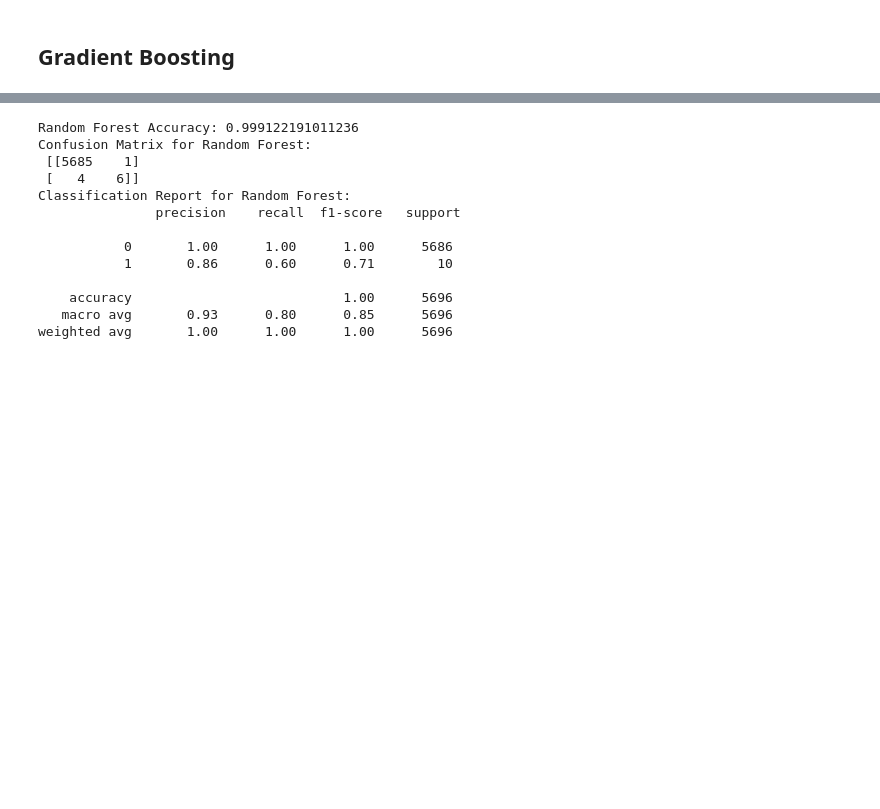
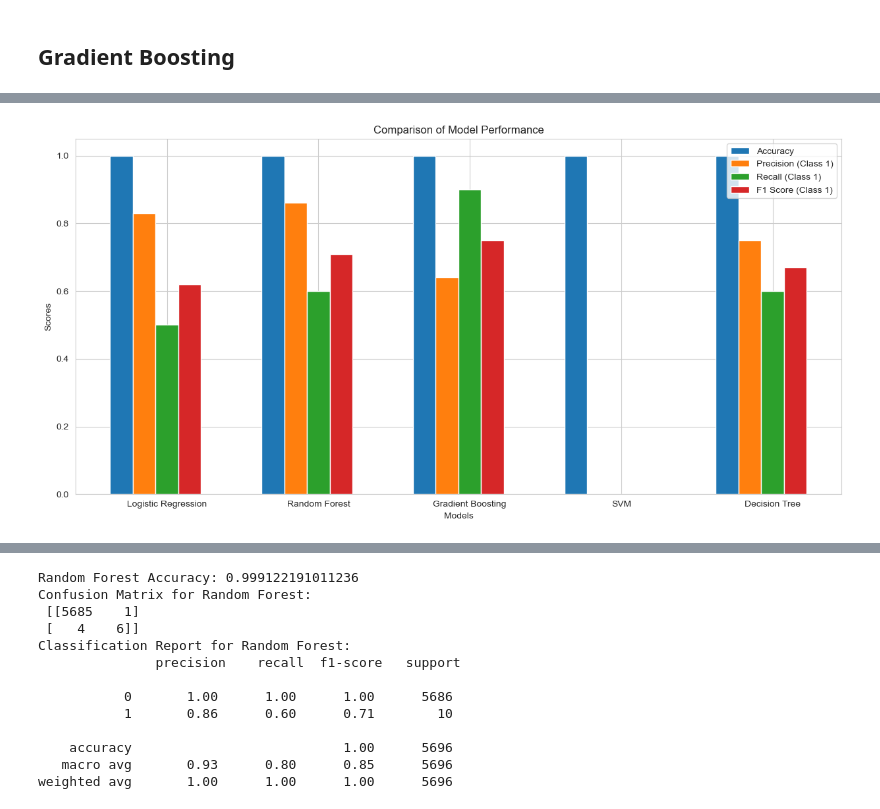
Before and after one commit to chrischukwuka2022/Msc_Data_Analystic_Thesis_2023, a Jupyter notebook: Capstone_Project.ipynb, the cells around one changed output, grey strips where cells are left out. Cells and saved outputs as stored; diff of their text form; code cells hidden in the pictures; blank space fills up the shorter version.

```diff
--- a/Capstone_Project.ipynb
+++ b/Capstone_Project.ipynb
@@ -553,0 +503,36 @@ Recall for Fraud (1): 80% (80% of the actual fraudulent transactions were correc
+# %%
+import matplotlib.pyplot as plt
+import numpy as np
+
+
+# List of models
+models = ['Logistic Regression', 'Random Forest', 'Gradient Boosting', 'SVM', 'Decision Tree']
+
+# Performance metrics for each model
+accuracy_scores = [0.9989, 0.9991, 0.9989, 0.9982, 0.9989]
+precision_scores = [0.83, 0.86, 0.64, 0.00, 0.75]
+recall_scores = [0.50, 0.60, 0.90, 0.00, 0.60]
+f1_scores = [0.62, 0.71, 0.75, 0.00, 0.67]
+
+
+
+# Setting the positions and width for the bars
+positions = np.arange(len(models))
+width = 0.15
+
+# Plotting
+plt.figure(figsize=(15, 7))
+
+plt.bar(positions - width*2, accuracy_scores, width, label='Accuracy')
+plt.bar(positions - width, precision_scores, width, label='Precision (Class 1)')
+plt.bar(positions, recall_scores, width, label='Recall (Class 1)')
+plt.bar(positions + width, f1_scores, width, label='F1 Score (Class 1)')
+
+plt.xlabel('Models')
+plt.ylabel('Scores')
+plt.title('Comparison of Model Performance')
+plt.xticks(positions, models)
+plt.legend()
+plt.show()
+# %% [output]
+[figure, added]
```
Also changed, not shown: parts of 58 cells of this notebook.
